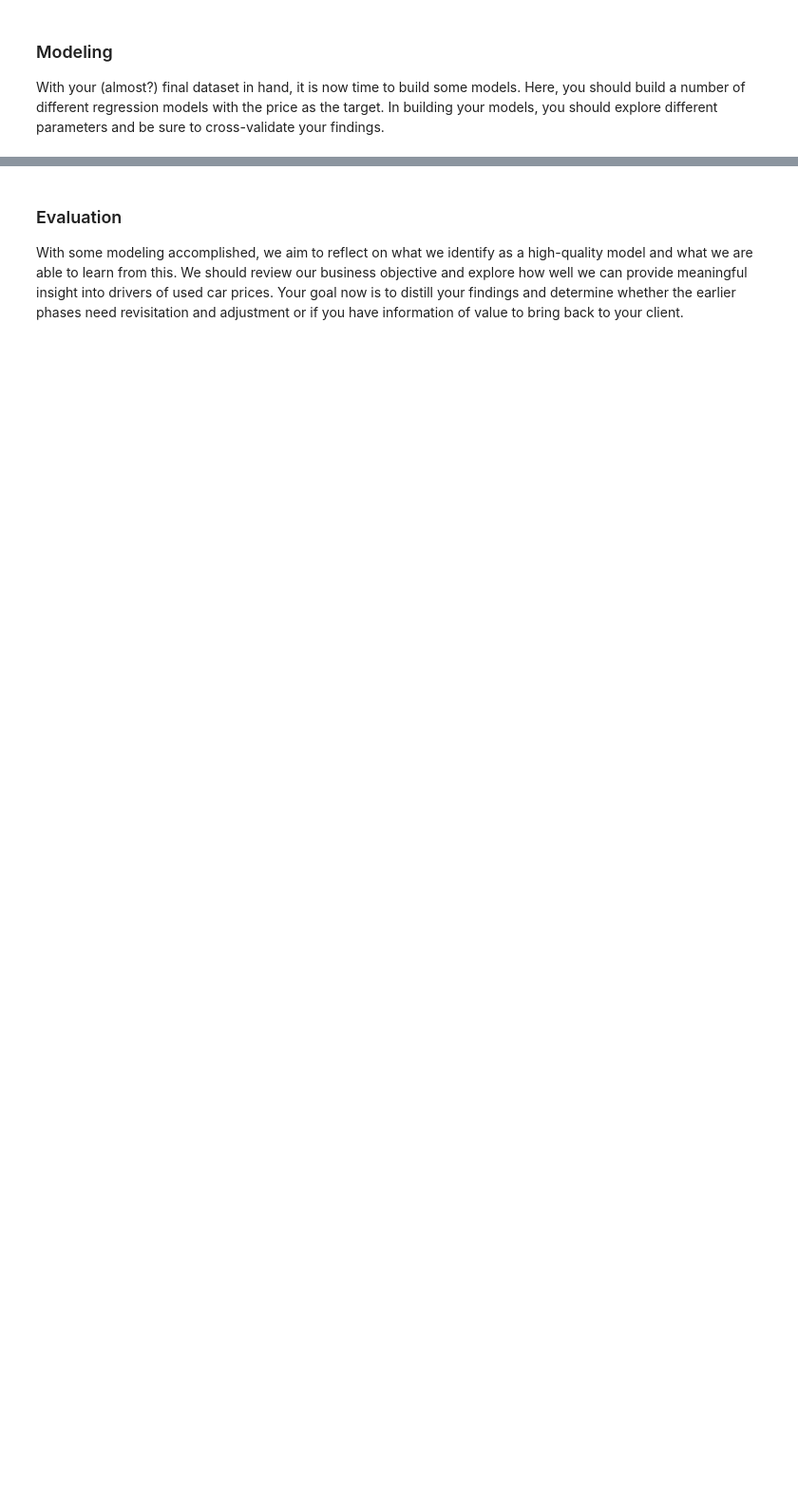
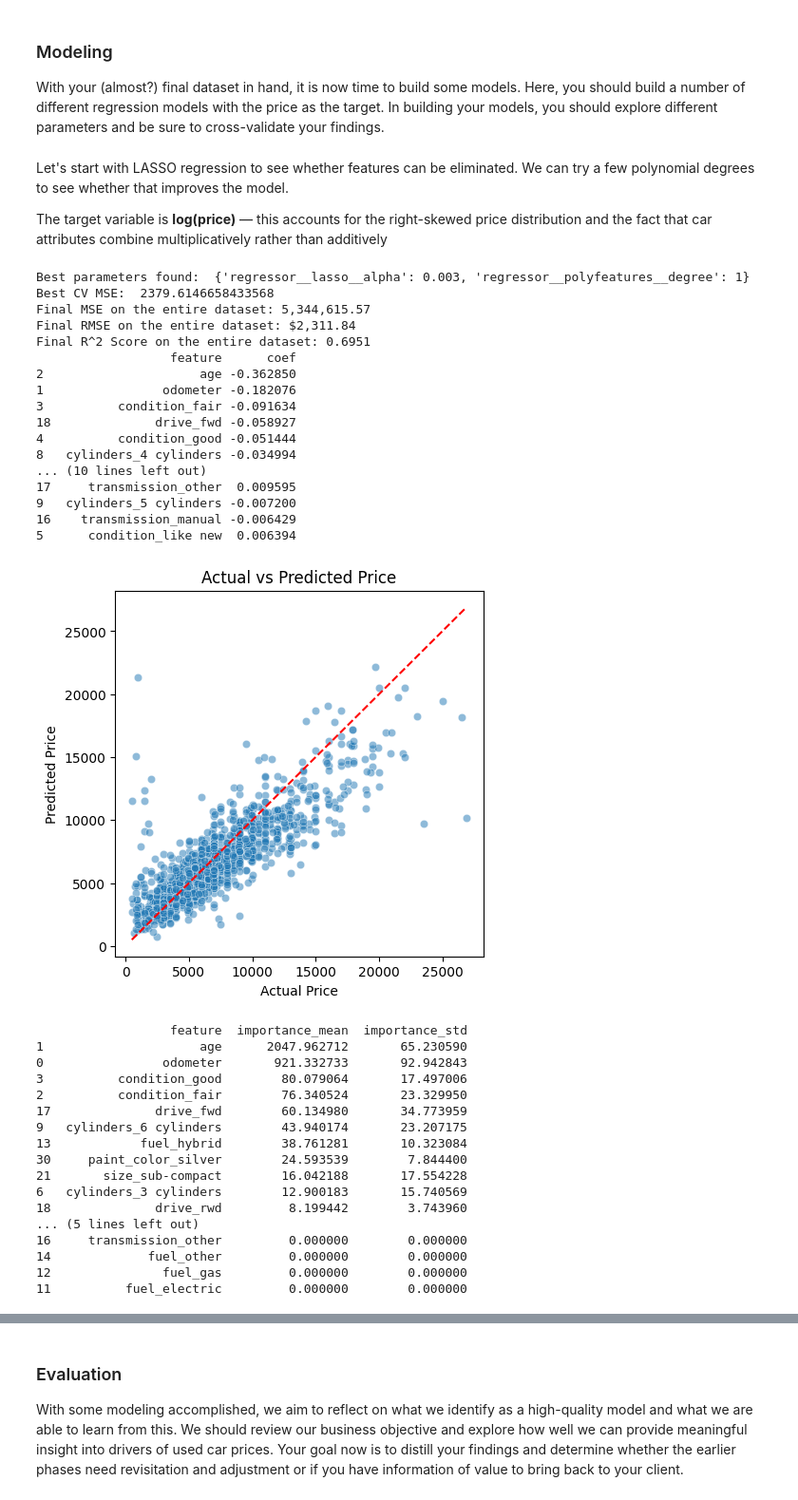
Before and after one commit to grzesadam/what-drives-the-price-of-a-car, a Jupyter notebook: prompt_II.ipynb, the cells around one changed output, grey strips where cells are left out. Shown at 95% size. Saved outputs shown, nothing was run; the diff lists cells and outputs as text; code cells hidden in the pictures; blank space fills up the shorter version.

```diff
--- a/prompt_II.ipynb
+++ b/prompt_II.ipynb
@@ -86,0 +399,22 @@ After our initial exploration and fine-tuning of the business understanding, it
+# %%
+def select_data(df, manufacturer="ford", car_type="sedan", show_msg=True):
+    """
+    selects the data for the given manufacturer and car type. If the manufacturer or car type is not found in the dataset, it raises a ValueError with an appropriate message.
+    :param df: dataframe to select from
+    :param manufacturer:
+    :param car_type:
+    :return: restricted dataframe
+    """
+    if manufacturer not in df["manufacturer"].unique():
+        if show_msg:
+            print(f"Manufacturer '{manufacturer}' not found in the dataset.")
+        raise ValueError(f"Manufacturer '{manufacturer}' not found in the dataset.")
+    df = df[df["manufacturer"] == manufacturer].copy()
+    df.drop(columns=["manufacturer"], inplace=True)
+    if car_type not in df["type"].unique():
+        if show_msg:
+            print(f"Type '{car_type}' not found in the dataset.")
+        raise ValueError(f"Type '{car_type}' not found in the dataset.")
+    df = df[df["type"] == car_type]
+    df.drop(columns=["type"], inplace=True)
+    return df
@@ -88,3 +475,7 @@ After our initial exploration and fine-tuning of the business understanding, it
 ### Modeling
 
 With your (almost?) final dataset in hand, it is now time to build some models.  Here, you should build a number of different regression models with the price as the target.  In building your models, you should explore different parameters and be sure to cross-validate your findings.
+# %% [markdown]
+Let's start with LASSO regression to see whether features can be eliminated. We can try a few polynomial degrees to see whether that improves the model.
+
+The target variable is **log(price)** — this accounts for the right-skewed price distribution and the fact that car attributes combine multiplicatively rather than additively
@@ -90,0 +582,38 @@ With your (almost?) final dataset in hand, it is now time to build some models.
+# %%
+analyse_manufacturer_type(df_raw, manufacturer="ford", car_type="sedan")
+# %% [output]
+Best parameters found:  {'regressor__lasso__alpha': 0.003, 'regressor__polyfeatures__degree': 1}
+Best CV MSE:  2379.6146658433568
+Final MSE on the entire dataset: 5,344,615.57
+Final RMSE on the entire dataset: $2,311.84
+Final R^2 Score on the entire dataset: 0.6951
+                  feature      coef
+2                     age -0.362850
+1                odometer -0.182076
+3          condition_fair -0.091634
+18              drive_fwd -0.058927
+4          condition_good -0.051444
+8   cylinders_4 cylinders -0.034994
+... (10 lines left out)
+17     transmission_other  0.009595
+9   cylinders_5 cylinders -0.007200
+16    transmission_manual -0.006429
+5      condition_like new  0.006394
+[figure, added]
+                  feature  importance_mean  importance_std
+1                     age      2047.962712       65.230590
+0                odometer       921.332733       92.942843
+3          condition_good        80.079064       17.497006
+2          condition_fair        76.340524       23.329950
+17              drive_fwd        60.134980       34.773959
+9   cylinders_6 cylinders        43.940174       23.207175
+13            fuel_hybrid        38.761281       10.323084
+30     paint_color_silver        24.593539        7.844400
+21       size_sub-compact        16.042188       17.554228
+6   cylinders_3 cylinders        12.900183       15.740569
+18              drive_rwd         8.199442        3.743960
+... (5 lines left out)
+16     transmission_other         0.000000        0.000000
+14             fuel_other         0.000000        0.000000
+12               fuel_gas         0.000000        0.000000
+11          fuel_electric         0.000000        0.000000
```
Also changed, not shown: parts of 44 cells of this notebook, 3 other files.
